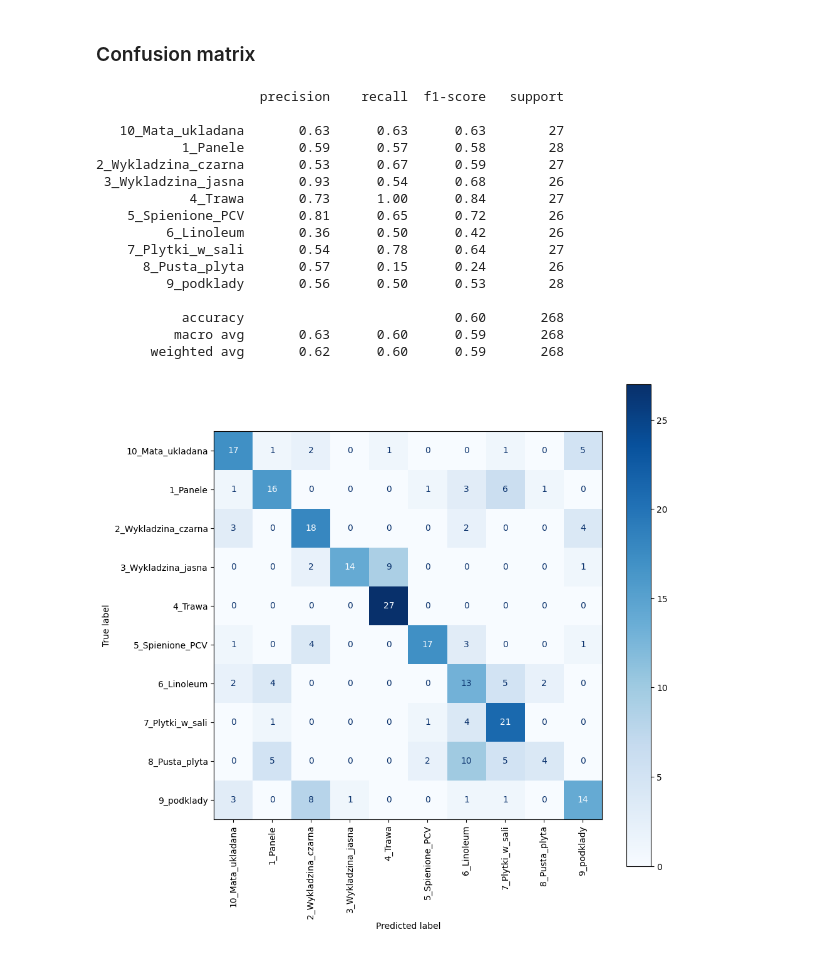
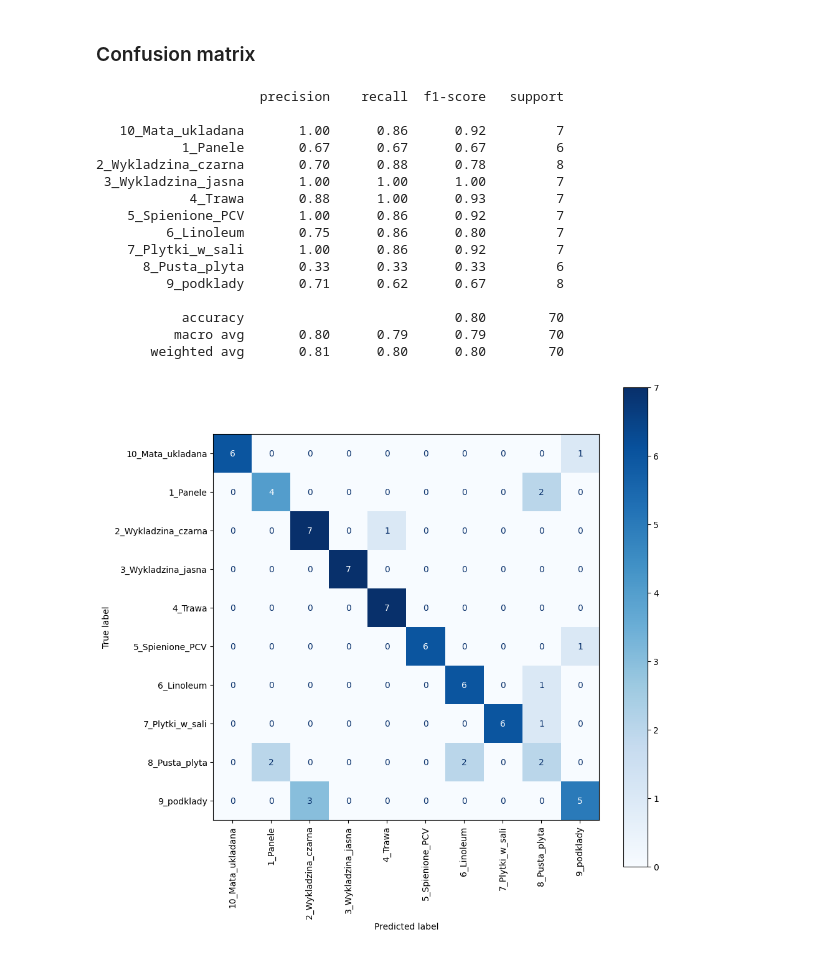
Before and after one commit to lukasz-kedzierski/surface-classification, a Jupyter notebook: src/surface_classification_cnn.ipynb, the cells around one changed output. Drawn from its saved outputs; the diff is of its cells as text; code cells hidden in the pictures.

Commit message:
Performed comparisons between different data preprocessing scenarios.

```diff
--- a/src/surface_classification_cnn.ipynb
+++ b/src/surface_classification_cnn.ipynb
@@ -75,29 +77,25 @@ X_val.reset_index(drop=True, inplace=True)
 X_test.reset_index(drop=True, inplace=True)
 # %% [markdown]
 ### Custom datasets
-# %%
-def select_sequence(series, selected_columns, window_length, stride):
-    series = series[selected_columns]
-    initial_timestep = random.randint(0, (len(series) - 1) - window_length)
-    final_timestep = initial_timestep + window_length
-    timesteps = list(range(initial_timestep, final_timestep + stride, stride))
-    return series.iloc[timesteps].to_numpy()
 # %%
 class SurfaceDataset(Dataset):
-    def __init__(self, samples, labels, frequency=50, lookback=1, subset=None):
+    def __init__(self, samples, labels, sample_freq=20., data_freq=100., lookback=1., subset=None):
         """
         Args:
-            samples: An array of time series, first dimension is time steps
-            labels: An array of surface labels
-            frequency: The lowest frequency of collected data
-            lookback: Size of window for prediction
+            samples: array of time series, first dimension is time steps
+            labels: array of surface labels
+            sample_freq: lowest frequency of collected data
+            data_freq: highest frequency of collected data
+            lookback: size of window for prediction
+            subset: list containing data categories
         """
 
         self.samples = samples
         self.labels = labels
-        self.frequency = frequency
-        self.lookback = int(lookback * self.frequency)
-        self.stride = int(300 / self.frequency)
+        self.sampling_frequency = sample_freq
+        self.dataset_frequency = data_freq
+        self.lookback = int(lookback * self.sampling_frequency)
+        self.stride = int(self.dataset_frequency / self.sampling_frequency)
         self.window_length = self.lookback * self.stride
         if subset:
             self.subset = set(subset)
@@ -107,7 +105,8 @@ class SurfaceDataset(Dataset):
             'cmd_vel': ['linear.x', 'angular.z'],
             'imu': ['linear_acceleration.x', 'linear_acceleration.y', 'linear_acceleration.z', 'angular_velocity.x', 'angular_velocity.y', 'angular_velocity.z'],
             'odom': ['pose.pose.position.x', 'pose.pose.position.y', 'twist.twist.linear.x', 'twist.twist.angular.z'],
-            'servo': ['values'],
+            # 'servo': ['mean_power'],
+            'servo': ['mean_power_left', 'mean_power_right'],
         }
         self.selected_columns = []
         for measurement in self.subset:
@@ -129,9 +128,9 @@ class SurfaceDataset(Dataset):
 
         return torch.tensor(X, dtype=torch.float), torch.tensor(y, dtype=torch.float)
 
-train_dataloader = DataLoader(SurfaceDataset(X_train, y_train, frequency=LOWEST_FREQUENCY, lookback=LOOKBACK, subset=SUBSET), batch_size=BATCH_SIZE, shuffle=True)
-val_dataloader = DataLoader(SurfaceDataset(X_val, y_val, frequency=LOWEST_FREQUENCY, lookback=LOOKBACK, subset=SUBSET), batch_size=BATCH_SIZE)
-test_dataloader = DataLoader(SurfaceDataset(X_test, y_test, frequency=LOWEST_FREQUENCY, lookback=LOOKBACK, subset=SUBSET), batch_size=1)
+train_dataloader = DataLoader(SurfaceDataset(X_train, y_train, sample_freq=SAMPLING_FREQUENCY, data_freq=DATASET_FREQUENCY, lookback=LOOKBACK, subset=SUBSET), batch_size=BATCH_SIZE, shuffle=True)
+val_dataloader = DataLoader(SurfaceDataset(X_val, y_val, sample_freq=SAMPLING_FREQUENCY, data_freq=DATASET_FREQUENCY, lookback=LOOKBACK, subset=SUBSET), batch_size=BATCH_SIZE)
+test_dataloader = DataLoader(SurfaceDataset(X_test, y_test, sample_freq=SAMPLING_FREQUENCY, data_freq=DATASET_FREQUENCY, lookback=LOOKBACK, subset=SUBSET), batch_size=1)
 # %% [markdown]
 ### Models
 # %%
@@ -212,7 +284,7 @@ optimizer = torch.optim.Adam(
 # %% [markdown]
 ### Scheduler
 # %%
-scheduler = ExponentialLR(optimizer, gamma=0.99)
+scheduler = ExponentialLR(optimizer, gamma=0.9)
 # %% [markdown]
 ### Early stopping
 # %%
@@ -260,7 +332,7 @@ for epoch in range(NUM_EPOCHS):
         optimizer.step()
 
         pbar.set_description(f"Epoch {epoch + 1}/{NUM_EPOCHS}, Training loss: {running_train_loss / (idx + 1):.2E}")
-    # scheduler.step()
+    scheduler.step()
 
     pbar_val = tqdm(val_dataloader, total=val_batches)
     cnn_model.eval()
@@ -312,28 +385,28 @@ misclassified_original = [y_primary[idx] for idx in misclassified]
 # %%
 plt.style.use('default')
 fig, ax = plt.subplots(figsize=(10, 10))
 
-y_test = lb.inverse_transform(y_test)
+# y_test = lb.inverse_transform(y_test)
 print(classification_report(y_test, y_pred, target_names=classes))
 disp = ConfusionMatrixDisplay.from_predictions(y_test, y_pred, display_labels=classes, xticks_rotation='vertical', cmap='Blues', ax=ax)
 # %% [output]
                      precision    recall  f1-score   support
 
-   10_Mata_ukladana       0.63      0.63      0.63        27
-           1_Panele       0.59      0.57      0.58        28
-2_Wykladzina_czarna       0.53      0.67      0.59        27
- 3_Wykladzina_jasna       0.93      0.54      0.68        26
-            4_Trawa       0.73      1.00      0.84        27
-    5_Spienione_PCV       0.81      0.65      0.72        26
-         6_Linoleum       0.36      0.50      0.42        26
-    7_Plytki_w_sali       0.54      0.78      0.64        27
-      8_Pusta_plyta       0.57      0.15      0.24        26
-         9_podklady       0.56      0.50      0.53        28
+   10_Mata_ukladana       1.00      0.86      0.92         7
+           1_Panele       0.67      0.67      0.67         6
+2_Wykladzina_czarna       0.70      0.88      0.78         8
+ 3_Wykladzina_jasna       1.00      1.00      1.00         7
+            4_Trawa       0.88      1.00      0.93         7
+    5_Spienione_PCV       1.00      0.86      0.92         7
+         6_Linoleum       0.75      0.86      0.80         7
+    7_Plytki_w_sali       1.00      0.86      0.92         7
+      8_Pusta_plyta       0.33      0.33      0.33         6
+         9_podklady       0.71      0.62      0.67         8
 
-           accuracy                           0.60       268
-          macro avg       0.63      0.60      0.59       268
-       weighted avg       0.62      0.60      0.59       268
+           accuracy                           0.80        70
+          macro avg       0.80      0.79      0.79        70
+       weighted avg       0.81      0.80      0.80        70
-[figure, old version]
+[figure, new version]
 # %%
 pd.Series(misclassified_original).value_counts().plot.bar()
 plt.yticks(range(0, 21, 2))
```
Also changed, not shown: parts of 9 cells of this notebook.
